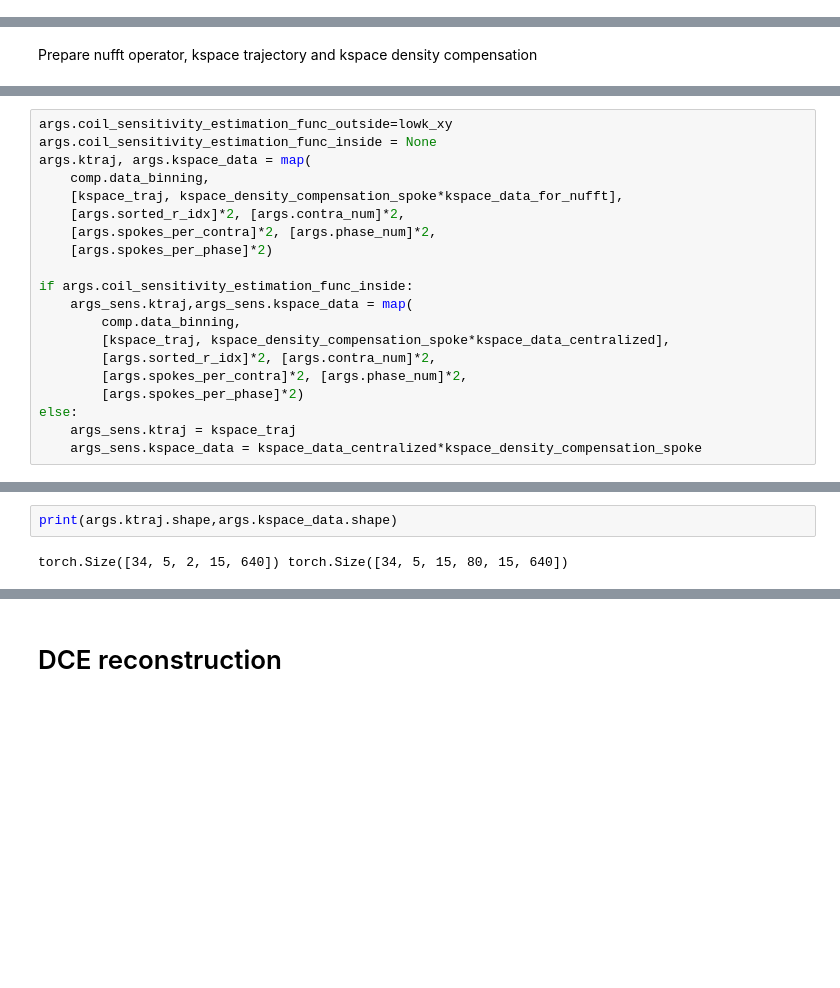
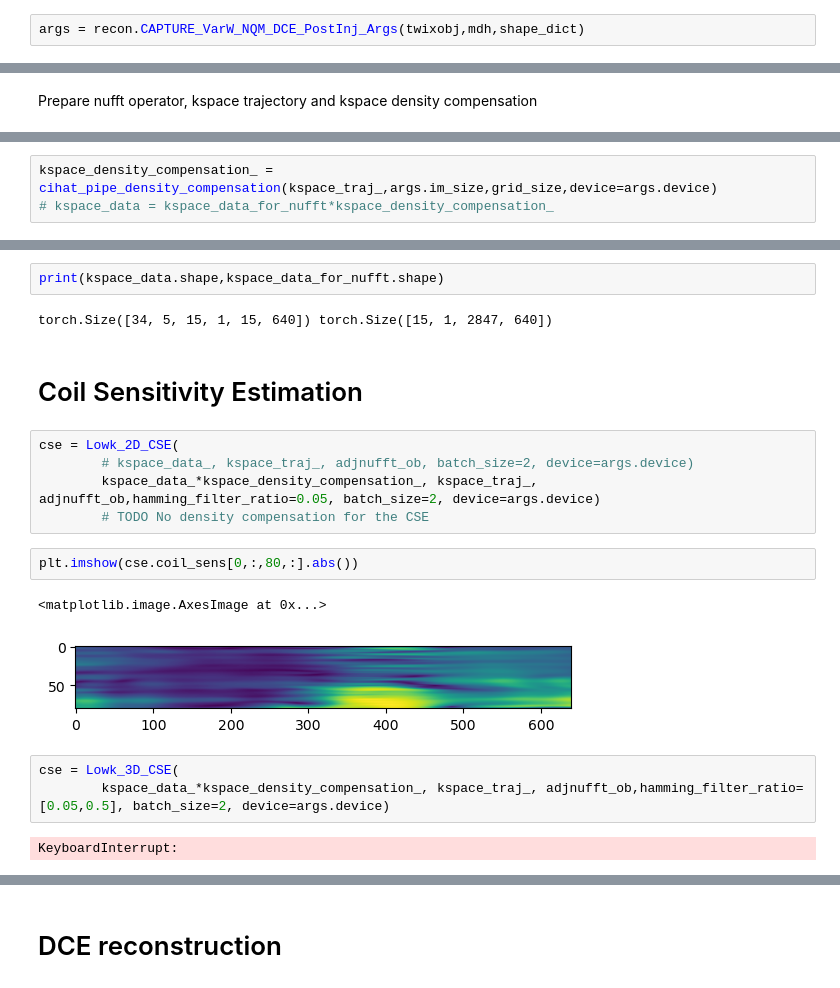
Before and after one commit to yh-li-0604/mri_reconstruction_tools, a Jupyter notebook: test.ipynb, the cells around one changed output, grey strips where cells are left out. Drawn from its saved outputs; the diff is of its cells as text; blank space fills up the shorter version.

```diff
--- a/test.ipynb
+++ b/test.ipynb
@@ -56,0 +85,2 @@ nav = np.ascontiguousarray(nav[:, args.start_idx:args.spoke_num, :])
+# %%
+args = recon.CAPTURE_VarW_NQM_DCE_PostInj_Args(twixobj,mdh,shape_dict)
@@ -133,20 +171,3 @@ torch.Size([15, 80, 2550, 640])
-# %%
-args.coil_sensitivity_estimation_func_outside=lowk_xy
-args.coil_sensitivity_estimation_func_inside = None
-args.ktraj, args.kspace_data = map(
-    comp.data_binning,
-    [kspace_traj, kspace_density_compensation_spoke*kspace_data_for_nufft],
-    [args.sorted_r_idx]*2, [args.contra_num]*2,
-    [args.spokes_per_contra]*2, [args.phase_num]*2,
-    [args.spokes_per_phase]*2)
-
-if args.coil_sensitivity_estimation_func_inside:
-    args_sens.ktraj,args_sens.kspace_data = map(
-        comp.data_binning,
-        [kspace_traj, kspace_density_compensation_spoke*kspace_data_centralized],
-        [args.sorted_r_idx]*2, [args.contra_num]*2,
-        [args.spokes_per_contra]*2, [args.phase_num]*2,
-        [args.spokes_per_phase]*2)
-else:
-    args_sens.ktraj = kspace_traj
-    args_sens.kspace_data = kspace_data_centralized*kspace_density_compensation_spoke
+# %%
+kspace_density_compensation_ = cihat_pipe_density_compensation(kspace_traj_,args.im_size,grid_size,device=args.device)
+# kspace_data = kspace_data_for_nufft*kspace_density_compensation_
@@ -153,4 +183,21 @@ else:
 # %%
-print(args.ktraj.shape,args.kspace_data.shape)
+print(kspace_data.shape,kspace_data_for_nufft.shape)
 # %% [output]
-torch.Size([34, 5, 2, 15, 640]) torch.Size([34, 5, 15, 80, 15, 640])
+torch.Size([34, 5, 15, 1, 15, 640]) torch.Size([15, 1, 2847, 640])
+# %% [markdown]
+# Coil Sensitivity Estimation
+# %%
+cse = Lowk_2D_CSE(
+        # kspace_data_, kspace_traj_, adjnufft_ob, batch_size=2, device=args.device)
+        kspace_data_*kspace_density_compensation_, kspace_traj_, adjnufft_ob,hamming_filter_ratio=0.05, batch_size=2, device=args.device)
+        # TODO No density compensation for the CSE
+# %%
+plt.imshow(cse.coil_sens[0,:,80,:].abs())
+# %% [output]
+<matplotlib.image.AxesImage at 0x...>
+[figure, added]
+# %%
+cse = Lowk_3D_CSE(
+        kspace_data_*kspace_density_compensation_, kspace_traj_, adjnufft_ob,hamming_filter_ratio=[0.05,0.5], batch_size=2, device=args.device)
+# %% [output]
+KeyboardInterrupt:
```
Also changed, not shown: parts of 24 cells of this notebook, 7 other files.
